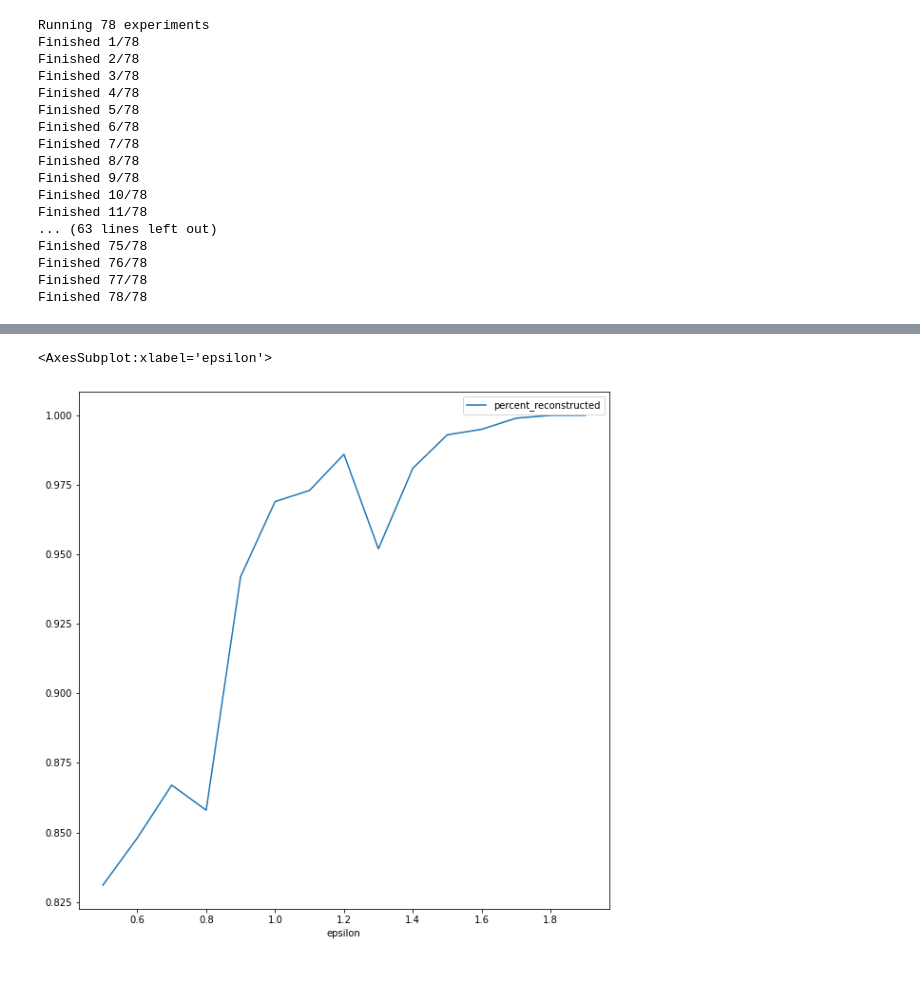
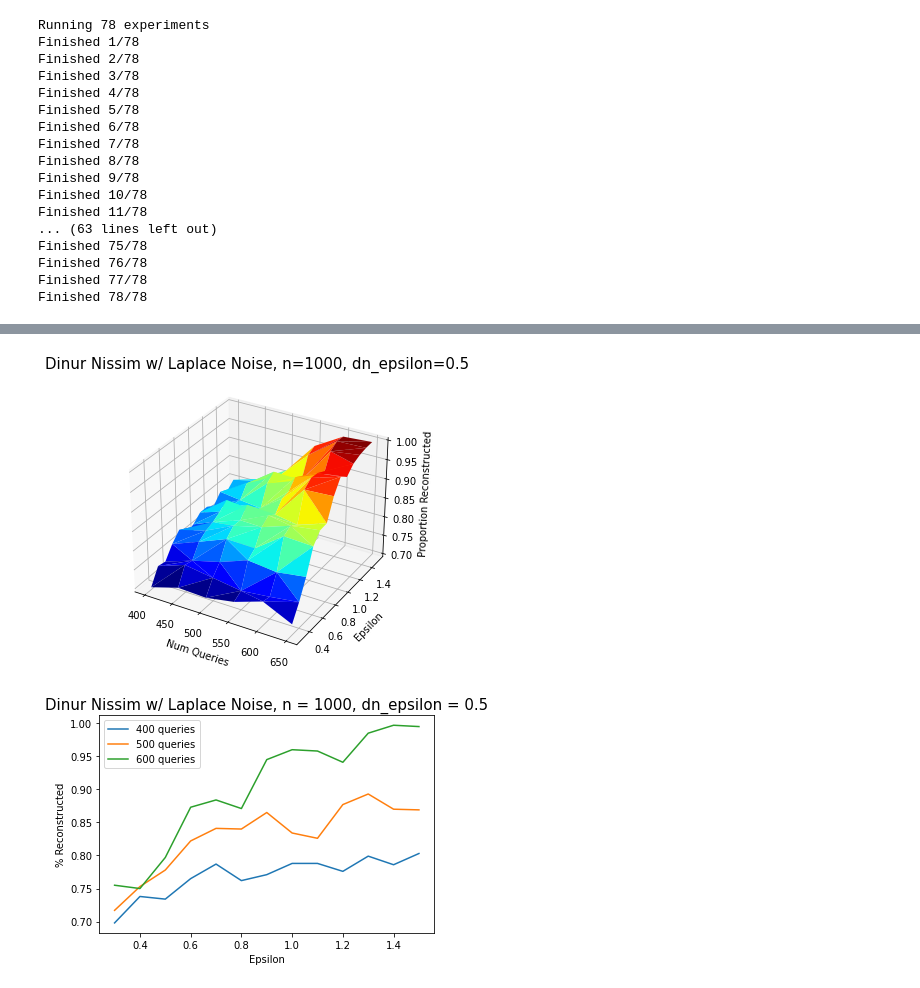
Before and after one commit to mgul999/cs226finalproject, a Jupyter notebook: 226 final project.ipynb, the cells around one changed output, grey strips where cells are left out. Saved outputs shown, nothing was run; the diff lists cells and outputs as text; code cells hidden in the pictures.

Commit message:
refactored plotting

```diff
--- a/226 final project.ipynb
+++ b/226 final project.ipynb
@@ -103,11 +103,18 @@ def dinur_nissim(mech, epsilon = 0.5, gen_t = lambda n : n * (math.log2(n) ** 2)
     round_vector = np.vectorize(round, otypes=[int])
     return round_vector(program_result["x"])
 
-
+# Utilities
 def percent_reconstructed(data, results):
     """
     What percentage of entries in data match those in results.
     """
     n = len(data)
     return 1 - ((np.count_nonzero(data!=results))/n)
+
+class ConstantFunction:
+    def __init__(self, start):
+        self.current = start
+
+    def __call__(self, x):
+        return self.current
 # %%
@@ -117,11 +123,12 @@ def percent_reconstructed(data, results):
 # mech = LaplaceMechanism(data, epsilon=100)
 # dinur_nissim(mech, gen_t=lambda n : n)
 # %%
+# Run a set of experiments. See usage below.
 def run_experiment(ns, mechanism_class, mech_args, dn_epsilons, t_generators, should_log=True, output_filename = None):
 
     results_df =  pd.DataFrame(columns=["n",
                               *list(mech_args[0].keys()),
-                              "dn_espsilon",
+                              "dn_epsilon",
                               "num_queries",
                               "percent_reconstructed"])
 
@@ -130,7 +137,7 @@ def run_experiment(ns, mechanism_class, mech_args, dn_epsilons, t_generators, sh
         res.update (
             {
                 "n" : [n],
-                "dn_espsilon" : [dn_epsilon],
+                "dn_epsilon" : [dn_epsilon],
                 "num_queries" : [t],
                 "percent_reconstructed" : pc_reconstructed
             }
@@ -168,22 +262,11 @@ def run_experiment(ns, mechanism_class, mech_args, dn_epsilons, t_generators, sh
 # %%
-class Ascending:
-    def __init__(self, start):
-        self.current = start
-
-    def __call__(self, x):
-        return self.current
-
-
-asc = Ascending(400)
-
-
 # Example usage. Essentially runs over the cartesian product of the lists [ns, mech_args, dn_epsilons, t_generators]
 r = run_experiment(
     ns = [1000],
     mechanism_class = LaplaceMechanism,
     mech_args = [{"epsilon": x} for x in [.1*y for y in range(3, 16)]],
     dn_epsilons=[.5],
-    t_generators=([Ascending(n) for n in [50*y for y in range(8, 14)]]), output_filename="")
+    t_generators=([ConstantFunction(n) for n in [50*y for y in range(8, 14)]]), output_filename="")
 # %% [output]
 Running 78 experiments
 Finished 1/78
@@ -238,6 +287,0 @@ at_600 = r[r.num_queries == 600]
-# %%
-at_600.plot(x="epsilon", y=["percent_reconstructed"],
-        kind="line", figsize=(10, 10))
-# %% [output]
-<AxesSubplot:xlabel='epsilon'>
-[figure, removed]
@@ -243,0 +295,8 @@ at_600.plot(x="epsilon", y=["percent_reconstructed"],
+# %%
+plot_3d_eps_t(r)
+# %% [output]
+[figure, added]
+# %%
+plot_eps_multiple_t(r, ts = [400, 500,  600])
+# %% [output]
+[figure, added]
```
Also changed, not shown: parts of 9 cells of this notebook.
